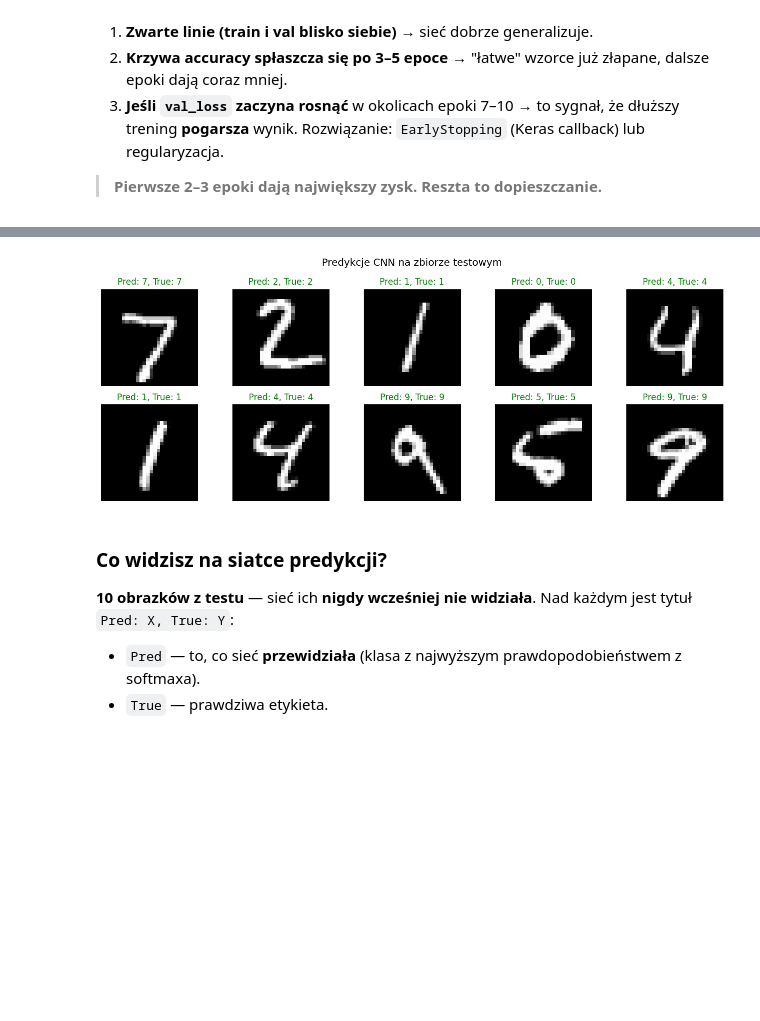
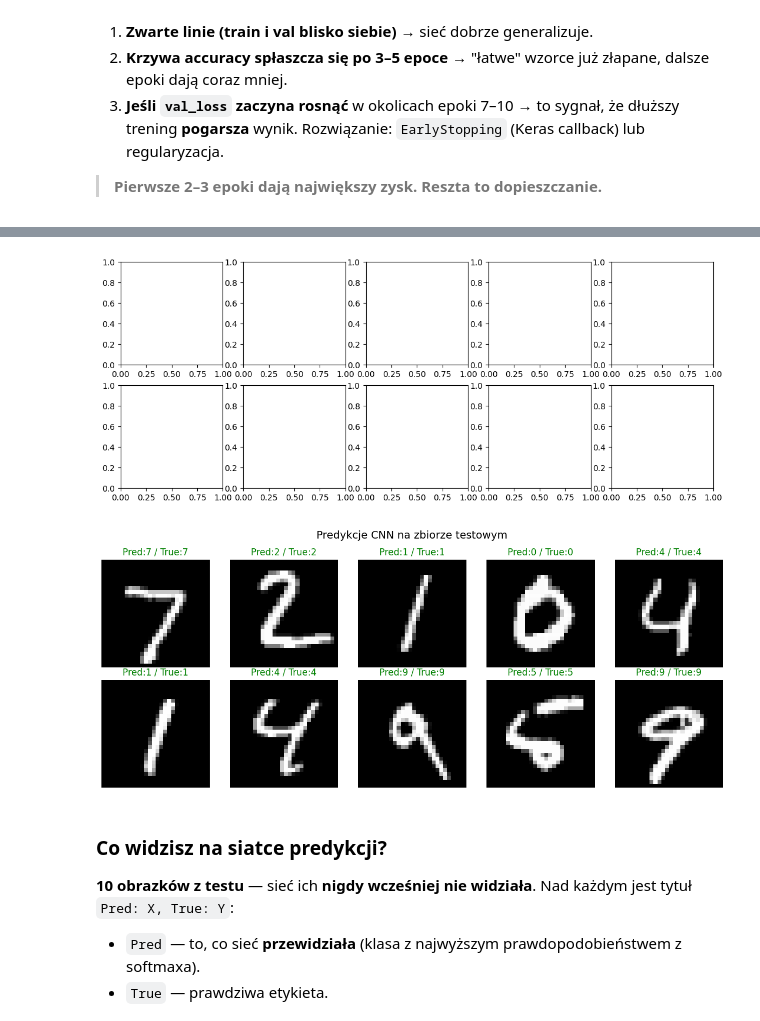
Before and after one commit to marcinoPlayGames/BAI_LAB_TASK, a Jupyter notebook: lab_4/Lab4_TensorFlow_CNN_MAIN_FILE.ipynb, the cells around one changed output, grey strips where cells are left out. Saved outputs shown, nothing was run; the diff lists cells and outputs as text; code cells hidden in the pictures; blank space fills up the shorter version.

```diff
--- a/lab_4/Lab4_TensorFlow_CNN_MAIN_FILE.ipynb
+++ b/lab_4/Lab4_TensorFlow_CNN_MAIN_FILE.ipynb
@@ -846,22 +861,31 @@ y_train_oh shape:  (60000, 10)
 
 model_cnn = tf.keras.models.Sequential([
     # Pierwsza warstwa konwolucyjna -- 24 filtry 3x3
-    tf.keras.layers.Conv2D(24, kernel_size=(3, 3), activation='relu', input_shape=(28, 28, 1)),
+    # (28,28,1) → (26,26,24)
+    layers.Conv2D(24, kernel_size=(3, 3), activation='relu', input_shape=(28, 28, 1)),
     # Pooling 2x2 -- zmniejsza rozmiar 2x
-    tf.keras.layers.MaxPool2D(pool_size=(2, 2)),
+    # (26,26,24) → (13,13,24)
+    layers.MaxPooling2D((2,2)),
 
     # Druga warstwa konwolucyjna -- 36 filtrow 3x3
-    tf.keras.layers.Conv2D(36, kernel_size=(3, 3), activation='relu'),
-    tf.keras.layers.MaxPool2D(pool_size=(2, 2)),
+    # (13,13,24) → (11,11,36)
+    layers.Conv2D(36, kernel_size=(3, 3), activation='relu'),
+
+    # (11,11,36) → (5,5,36)
+    layers.MaxPooling2D((2,2)),
 
     # Splaszczanie -- z 3D do 1D
-    tf.keras.layers.Flatten(),
+    # flatten → 900
+    layers.Flatten(),
 
     # Fully-connected
-    tf.keras.layers.Dense(128, activation='relu'),
+    # dense
+    layers.Dense(128, activation='relu'),
 
     # Warstwa wyjsciowa -- 10 klas, softmax
-    tf.keras.layers.Dense(10, activation='softmax')
+    # output
+    layers.Dense(10, activation='softmax')
+
 ])
 
 model_cnn.summary()
@@ -1049,16 +1107,22 @@ Dwa panele — identyczne w formie do tych dla MLP (accuracy + loss), ale **dla
 > **Pierwsze 2–3 epoki dają największy zysk. Reszta to dopieszczanie.**
 # %%
 # Podglad predykcji na konkretnych obrazach
-predictions = model_cnn.predict(x_test_cnn[:10], verbose=0)
-pred_classes = predictions.argmax(axis=1)
+pred = model_cnn.predict(x_test_cnn[:10])
+pred_classes = np.argmax(pred, axis=1)
 
 fig, axes = plt.subplots(2, 5, figsize=(13, 5))
-for i, ax in enumerate(axes.flat):
-    ax.imshow(x_test[i], cmap='gray')
+plt.figure(figsize=(12,5))
+
+for i in range(10):
+    plt.subplot(2,5,i+1)
+    plt.imshow(x_test[i], cmap='gray')
+
     correct = pred_classes[i] == y_test[i]
-    color = 'green' if correct else 'red'
-    ax.set_title(f"Pred: {pred_classes[i]}, True: {y_test[i]}", color=color)
-    ax.axis('off')
+
+    color = "green" if correct else "red"
+    plt.title(f"Pred:{pred_classes[i]} / True:{y_test[i]}", color=color)
+    plt.axis("off")
+
 plt.suptitle("Predykcje CNN na zbiorze testowym", fontsize=14)
 plt.tight_layout()
 plt.show()
@@ -1066,4 +1131,5 @@ plt.show()
-[figure, old version]
+[figure, new version]
+[figure, added]
 # %% [markdown]
 ### Co widzisz na siatce predykcji?
 
```
Also changed, not shown: parts of 10 cells of this notebook.
